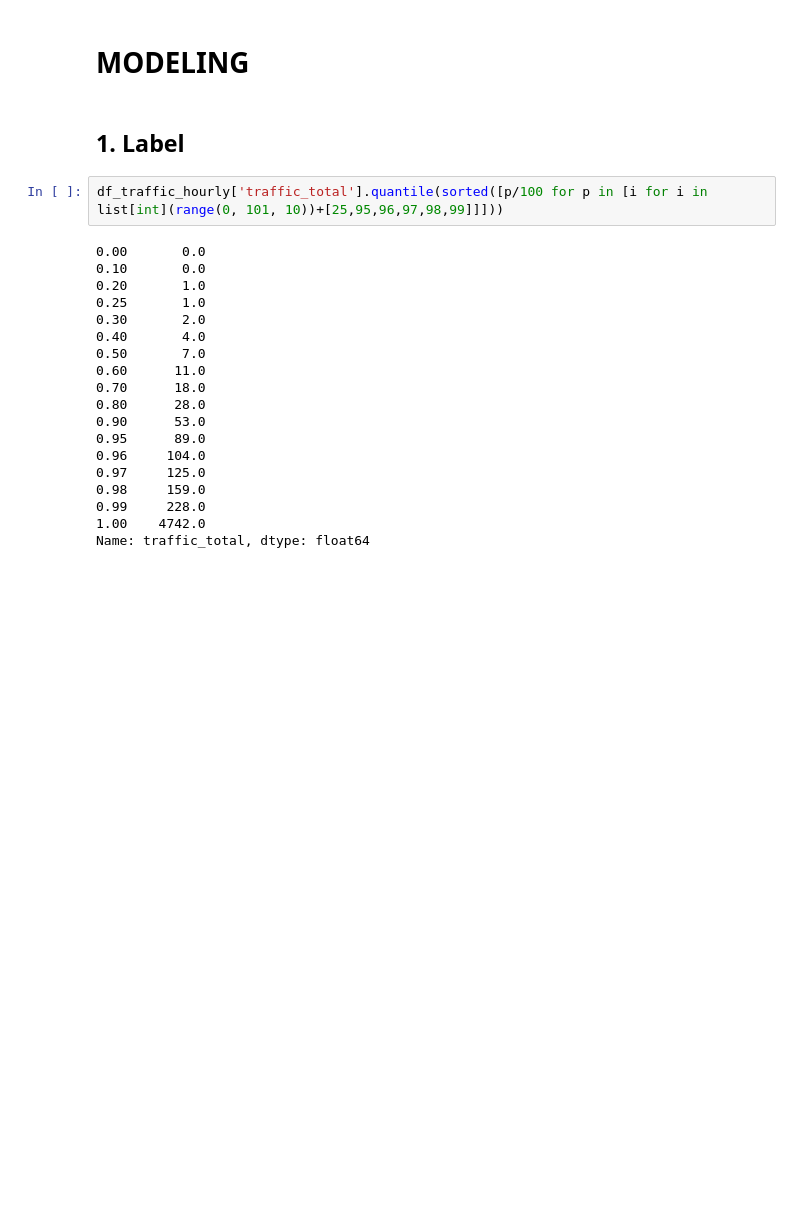
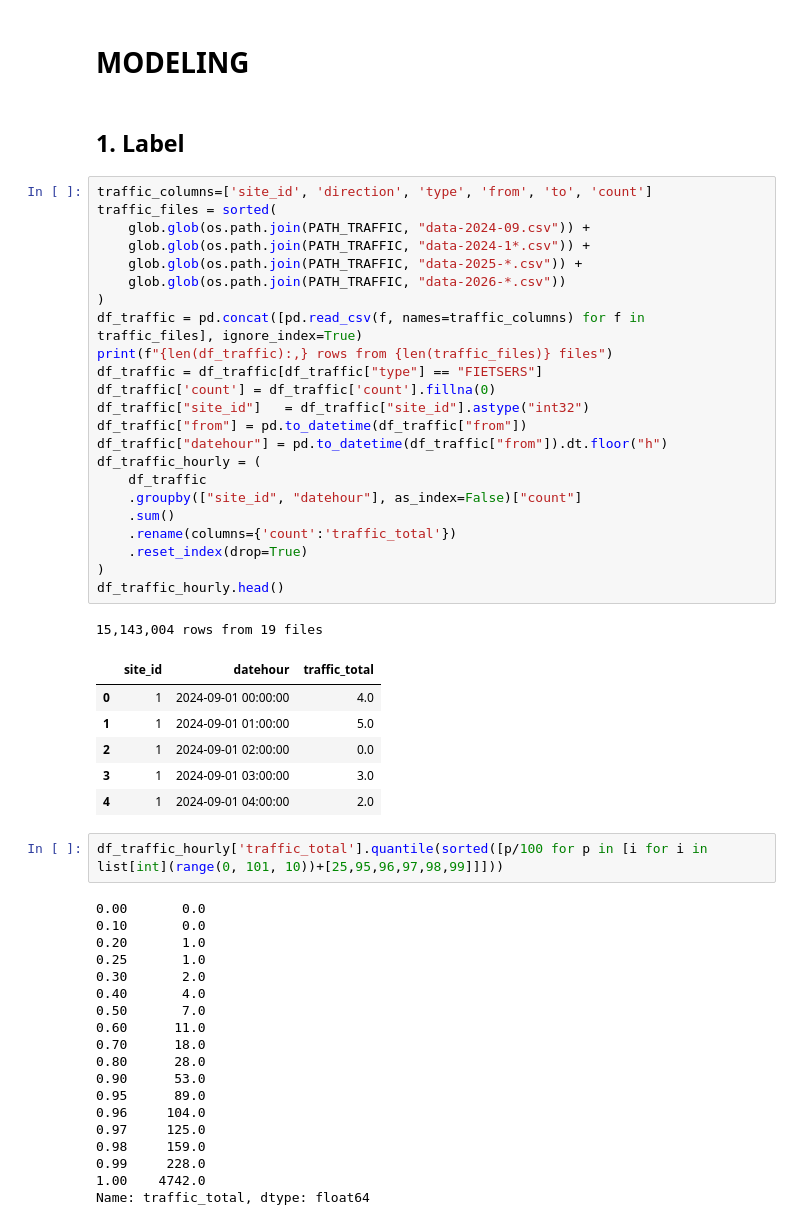
Before and after one commit to haleyen/mda_project, a Jupyter notebook: explo/yenha/D00_final_modeling.ipynb, the cells around one changed output. Saved outputs shown, nothing was run; the diff lists cells and outputs as text; blank space fills up the shorter version.

```diff
--- a/explo/yenha/D00_final_modeling.ipynb
+++ b/explo/yenha/D00_final_modeling.ipynb
@@ -811,6 +811,37 @@ df_fts_infra.head()
 # MODELING
 # %% [markdown]
 ## 1. Label
+# %%
+traffic_columns=['site_id', 'direction', 'type', 'from', 'to', 'count']
+traffic_files = sorted(
+    glob.glob(os.path.join(PATH_TRAFFIC, "data-2024-09.csv")) +
+    glob.glob(os.path.join(PATH_TRAFFIC, "data-2024-1*.csv")) +
+    glob.glob(os.path.join(PATH_TRAFFIC, "data-2025-*.csv")) +
+    glob.glob(os.path.join(PATH_TRAFFIC, "data-2026-*.csv"))
+)
+df_traffic = pd.concat([pd.read_csv(f, names=traffic_columns) for f in traffic_files], ignore_index=True)
+print(f"{len(df_traffic):,} rows from {len(traffic_files)} files")
+df_traffic = df_traffic[df_traffic["type"] == "FIETSERS"]
+df_traffic['count'] = df_traffic['count'].fillna(0)
+df_traffic["site_id"]   = df_traffic["site_id"].astype("int32")
+df_traffic["from"] = pd.to_datetime(df_traffic["from"])
+df_traffic["datehour"] = pd.to_datetime(df_traffic["from"]).dt.floor("h")
+df_traffic_hourly = (
+    df_traffic
+    .groupby(["site_id", "datehour"], as_index=False)["count"]
+    .sum()
+    .rename(columns={'count':'traffic_total'})
+    .reset_index(drop=True)
+)
+df_traffic_hourly.head()
+# %% [output]
+15,143,004 rows from 19 files
+|  | site_id | datehour | traffic_total |
+| 0 | 1 | 2024-09-01 00:00:00 | 4.0 |
+| 1 | 1 | 2024-09-01 01:00:00 | 5.0 |
+| 2 | 1 | 2024-09-01 02:00:00 | 0.0 |
+| 3 | 1 | 2024-09-01 03:00:00 | 3.0 |
+| 4 | 1 | 2024-09-01 04:00:00 | 2.0 |
 # %%
 df_traffic_hourly['traffic_total'].quantile(sorted([p/100 for p in [i for i in list[int](range(0, 101, 10))+[25,95,96,97,98,99]]]))
 # %% [output]
```
Also changed, not shown: parts of 2 cells of this notebook.
